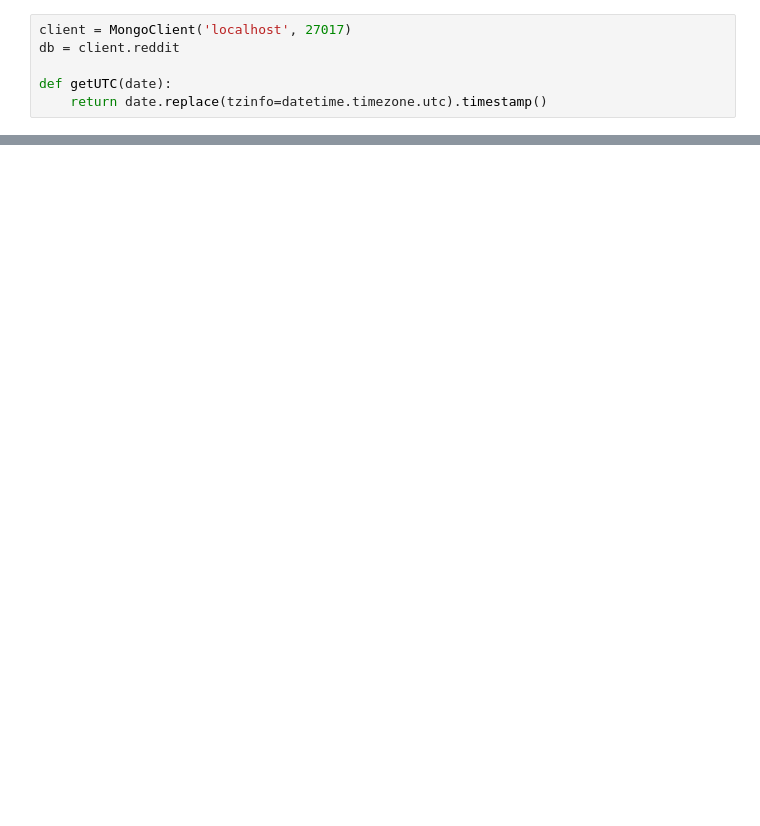
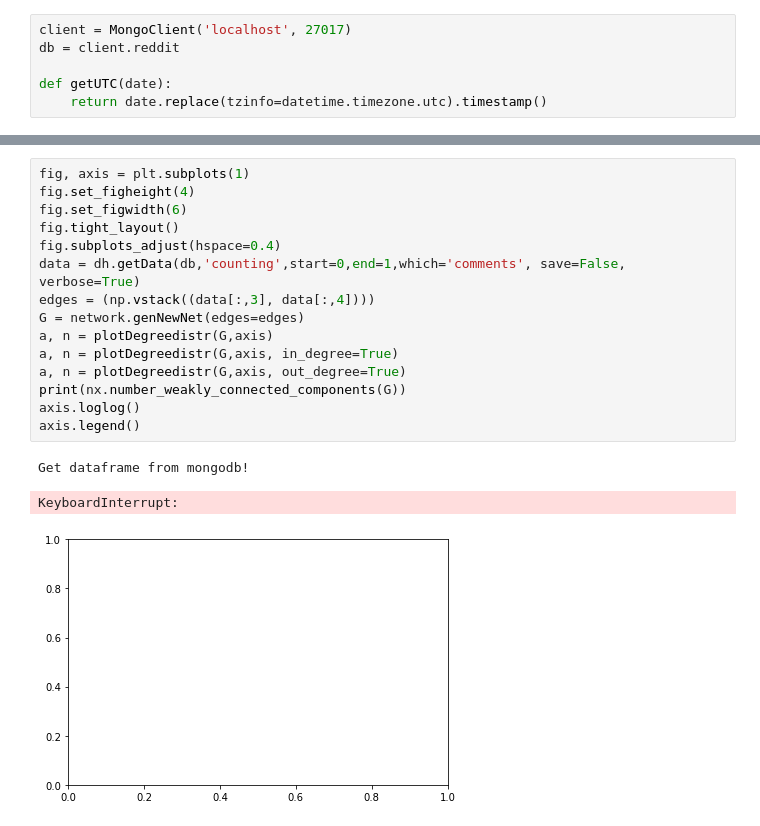
Before and after one commit to vneuhaus/InteractionNetworks, a Jupyter notebook: degreeDistributions.ipynb, the cells around one changed output, grey strips where cells are left out. Saved outputs shown, nothing was run; the diff lists cells and outputs as text; blank space fills up the shorter version.

```diff
--- a/degreeDistributions.ipynb
+++ b/degreeDistributions.ipynb
@@ -31,0 +86,19 @@ def plotDegreedistr(data, axis):
+# %%
+fig, axis = plt.subplots(1)
+fig.set_figheight(4)
+fig.set_figwidth(6)
+fig.tight_layout()
+fig.subplots_adjust(hspace=0.4)
+data = dh.getData(db,'counting',start=0,end=1,which='comments', save=False, verbose=True)
+edges = (np.vstack((data[:,3], data[:,4])))
+G = network.genNewNet(edges=edges)
+a, n = plotDegreedistr(G,axis)
+a, n = plotDegreedistr(G,axis, in_degree=True)
+a, n = plotDegreedistr(G,axis, out_degree=True)
+print(nx.number_weakly_connected_components(G))
+axis.loglog()
+axis.legend()
+# %% [output]
+Get dataframe from mongodb!
+KeyboardInterrupt:
+[figure, added]
```
Also changed, not shown: parts of 16 cells of this notebook, 4 other files.
